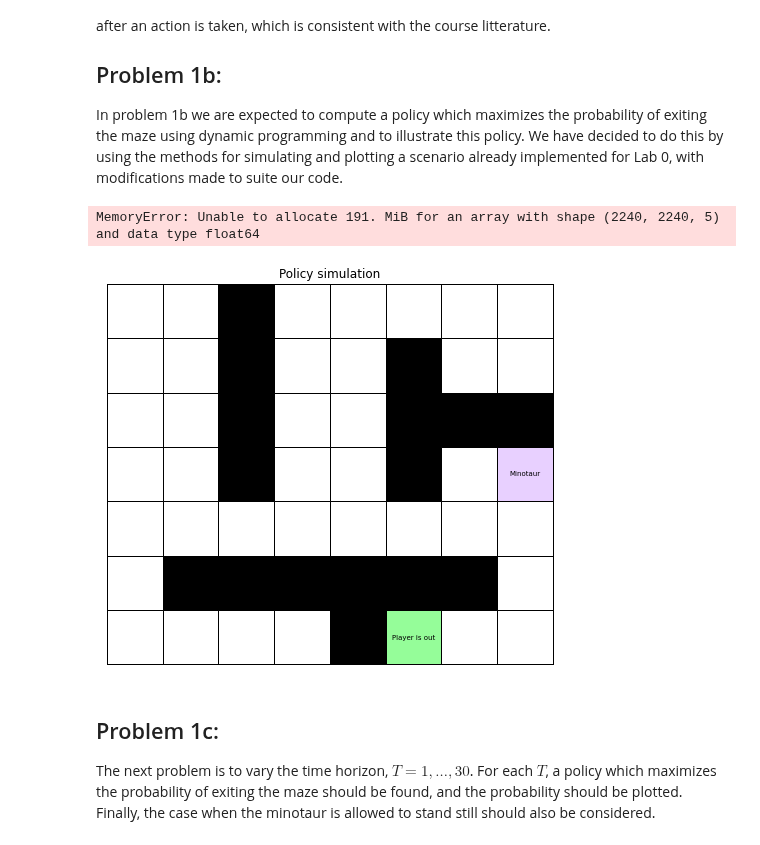
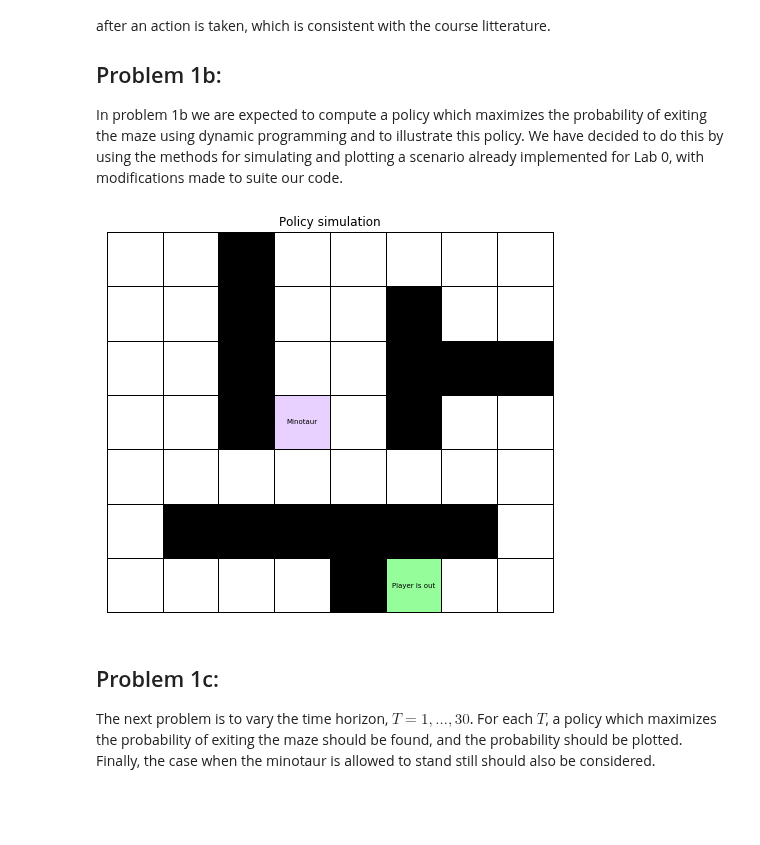
Before and after one commit to lxpr/EL2805-Reinforcement-Learning-Labs, a Jupyter notebook: lab1/Lab_1.ipynb, the cells around one changed output. Cells and saved outputs as stored; diff of their text form; code cells hidden in the pictures; blank space fills up the shorter version.

```diff
--- a/lab1/Lab_1.ipynb
+++ b/lab1/Lab_1.ipynb
@@ -61,9 +61,7 @@ maze = np.array([
     [0, 1, 1, 1, 1, 1, 1, 0],
     [0, 0, 0, 0, 1, 2, 0, 0]
 ])
-env = mz.Maze(maze)
+env_1 = mz.Maze(maze)
-# %% [output]
-MemoryError: Unable to allocate 191. MiB for an array with shape (2240, 2240, 5) and data type float64
 # %%
 #### Dynamic Programming
 
@@ -72,18 +70,18 @@ horizon = 20
 method = "DynProg"
 
 # Solve the MDP problem with dynamic programming
-V, policy = mz.dynamic_programming(env, horizon)
+V, policy_1 = mz.dynamic_programming(env_1, horizon)
 # %%
 
 
 # Simulate the shortest path starting from position A
 start = (0, 0, 6, 5)
-path = env.simulate(start, policy, method)
+path_1 = env_1.simulate(start, policy_1, method)
 
 # Show the shortest path
-mz.animate_solution(maze, path)
+mz.animate_solution(maze, path_1)
 # %% [output]
-[figure, old version]
+[figure, new version]
 # %% [markdown]
 ## Problem 1c:
 
```
Also changed, not shown: parts of 28 cells of this notebook, 1 other file.
